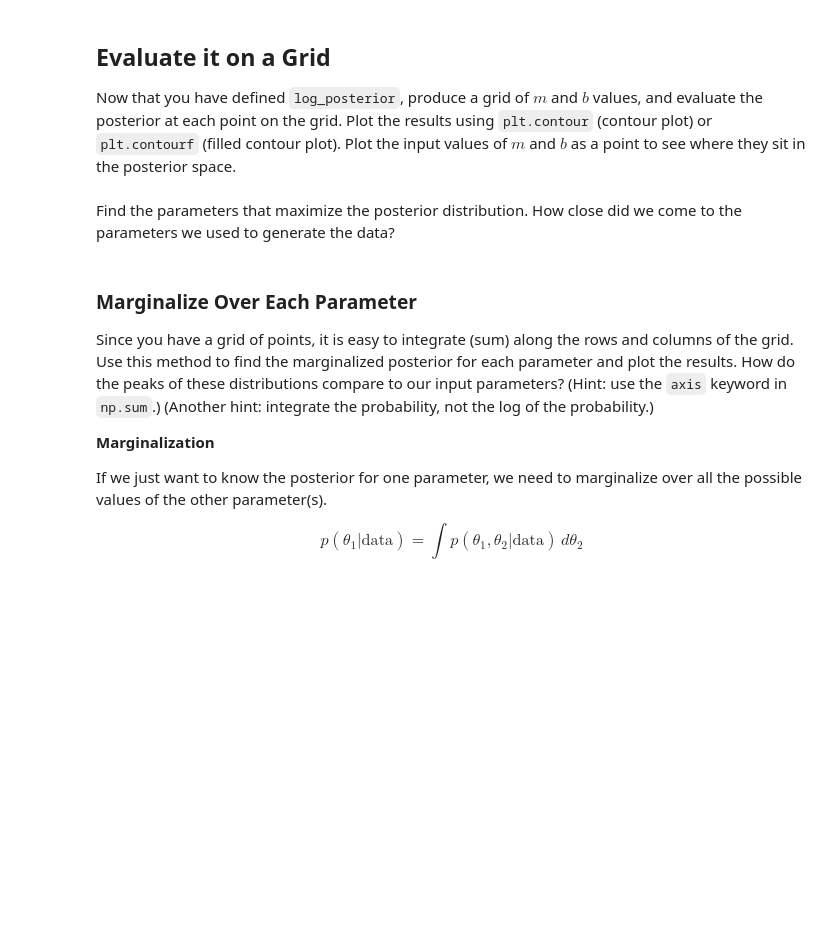
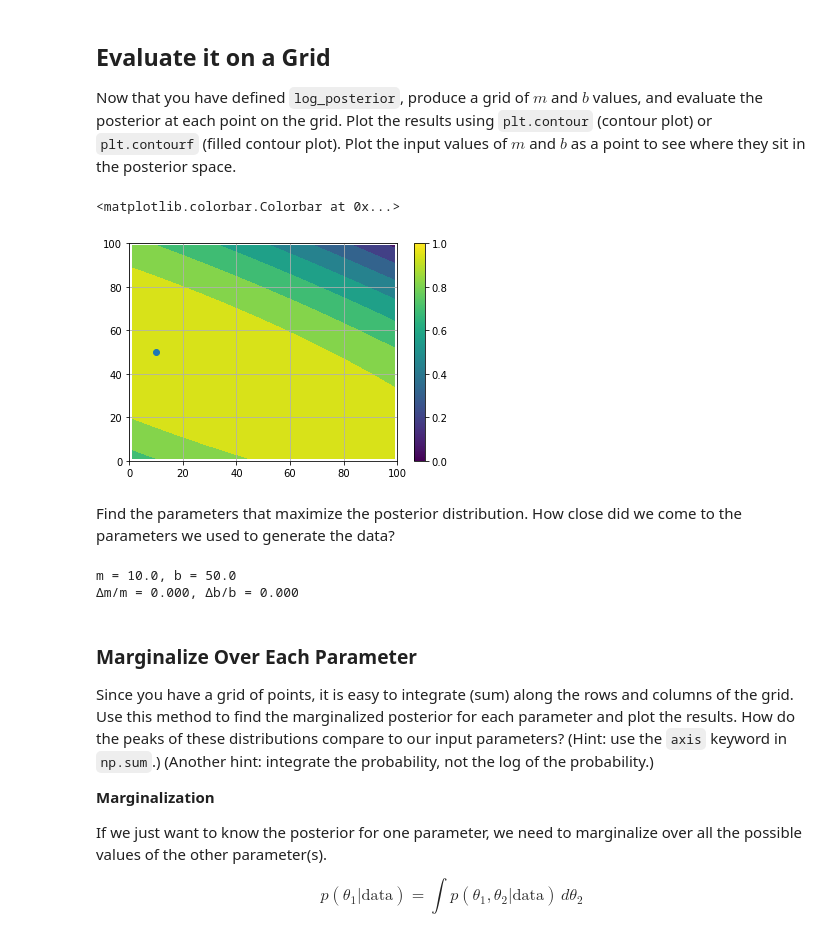
Before and after one commit to ASTR154/bayesian-statistics, a Jupyter notebook: monte_carlo_line_fitting.ipynb, the cells around one changed output. Cells and saved outputs as stored; diff of their text form; code cells hidden in the pictures; blank space fills up the shorter version.

```diff
--- a/monte_carlo_line_fitting.ipynb
+++ b/monte_carlo_line_fitting.ipynb
@@ -116,17 +96,40 @@ plt.contourf( # complete
+# %%
+grid_spacing = 1.
+m_range = np.arange(m_min, m_max + grid_spacing, grid_spacing)
+b_range = np.arange(b_min, b_max + grid_spacing, grid_spacing)
+
+mgrid, bgrid = np.meshgrid(m_range, b_range)
+
+thetapair = np.stack([mgrid.ravel(), bgrid.ravel()], axis = -1)
+
+posterior_vals = np.array([log_posterior(theta, x, y, dy) for theta in thetapair])
+
+posterior_grid = posterior_vals.reshape(mgrid.shape)
+
+plt.contourf(mgrid, bgrid, posterior_grid)
+plt.scatter(m, b)
+plt.grid(True)
+plt.colorbar()
+# %% [output]
+<matplotlib.colorbar.Colorbar at 0x...>
+[figure, added]
 # %% [markdown]
 Find the parameters that maximize the posterior distribution. How close did we come to the parameters we used to generate the data?
 # %%
 # Find the indices where the posterior is maximised --> what m and b is this?
-j_max, i_max = # complete
+j_max, i_max = np.unravel_index(np.argmax(posterior_grid), posterior_grid.shape)
 
 m_infer = m_range[i_max]
 b_infer = b_range[j_max]
 print(f'm = {m_infer:.1f}, b = {b_infer:.1f}')
 
 # Fractional error of the inferred solution compared to the input 'true' parameters
-m_frac_err = # complete
-b_frac_err = # complete
+m_frac_err = abs(m_infer - m) / m
+b_frac_err = abs(b_infer - b) / b
 print(f'Δm/m = {m_frac_err:.3f}, Δb/b = {b_frac_err:.3f}')
+# %% [output]
+m = 10.0, b = 50.0
+Δm/m = 0.000, Δb/b = 0.000
 # %% [markdown]
 ### Marginalize Over Each Parameter
 Since you have a grid of points, it is easy to integrate (sum) along the rows and columns of the grid. Use this method to find the marginalized posterior for each parameter and plot the results. How do the peaks of these distributions compare to our input parameters? (Hint: use the `axis` keyword in `np.sum`.) (Another hint: integrate the probability, not the log of the probability.)
```
Also changed, not shown: parts of 9 cells of this notebook.
